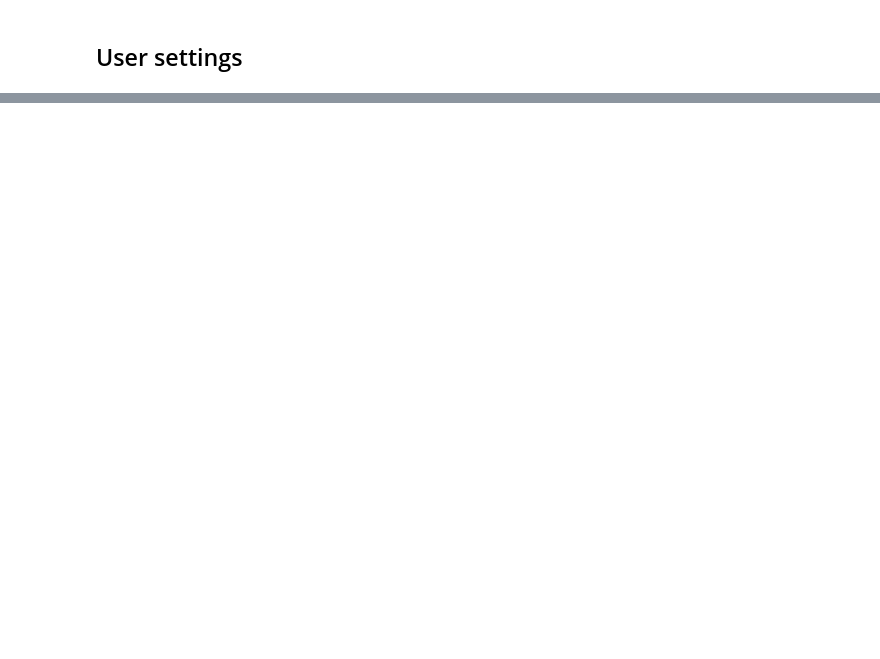
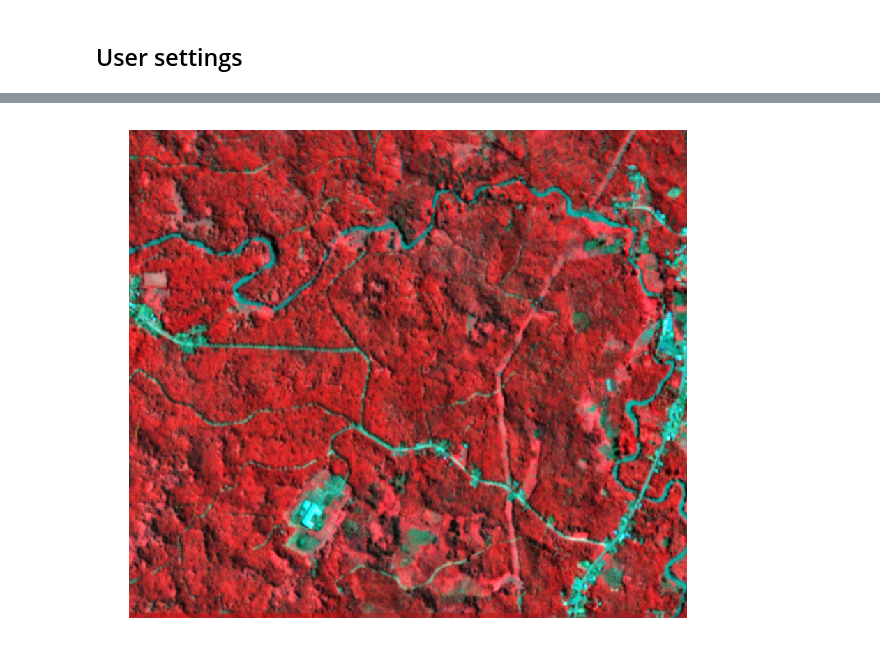
Before and after one commit to BerlinRDT/roaddetection, a Jupyter notebook: notebooks/presentation_figures/plot_analytic_img.ipynb, the cells around one changed output, grey strips where cells are left out. Saved outputs shown, nothing was run; the diff lists cells and outputs as text; code cells hidden in the pictures; blank space fills up the shorter version.

```diff
--- a/notebooks/presentation_figures/plot_analytic_img.ipynb
+++ b/notebooks/presentation_figures/plot_analytic_img.ipynb
@@ -94,0 +126,10 @@ axH.axis("off");
+# %%
+# plot NRG image (infrared appears red, red as green, and green as blue)
+fig = plt.figure(figsize=figsize)
+axH = plt.axes()
+plt.imshow(img_nrg)
+axH.axis("off");
+if img_out_format:
+    plt.savefig(os.path.join(img_out_dir, img_out_fn + "_falsecolor." + img_out_format), orientation='portrait')
+# %% [output]
+[figure, added]
```
Also changed, not shown: parts of 16 cells of this notebook, 2 other files.
